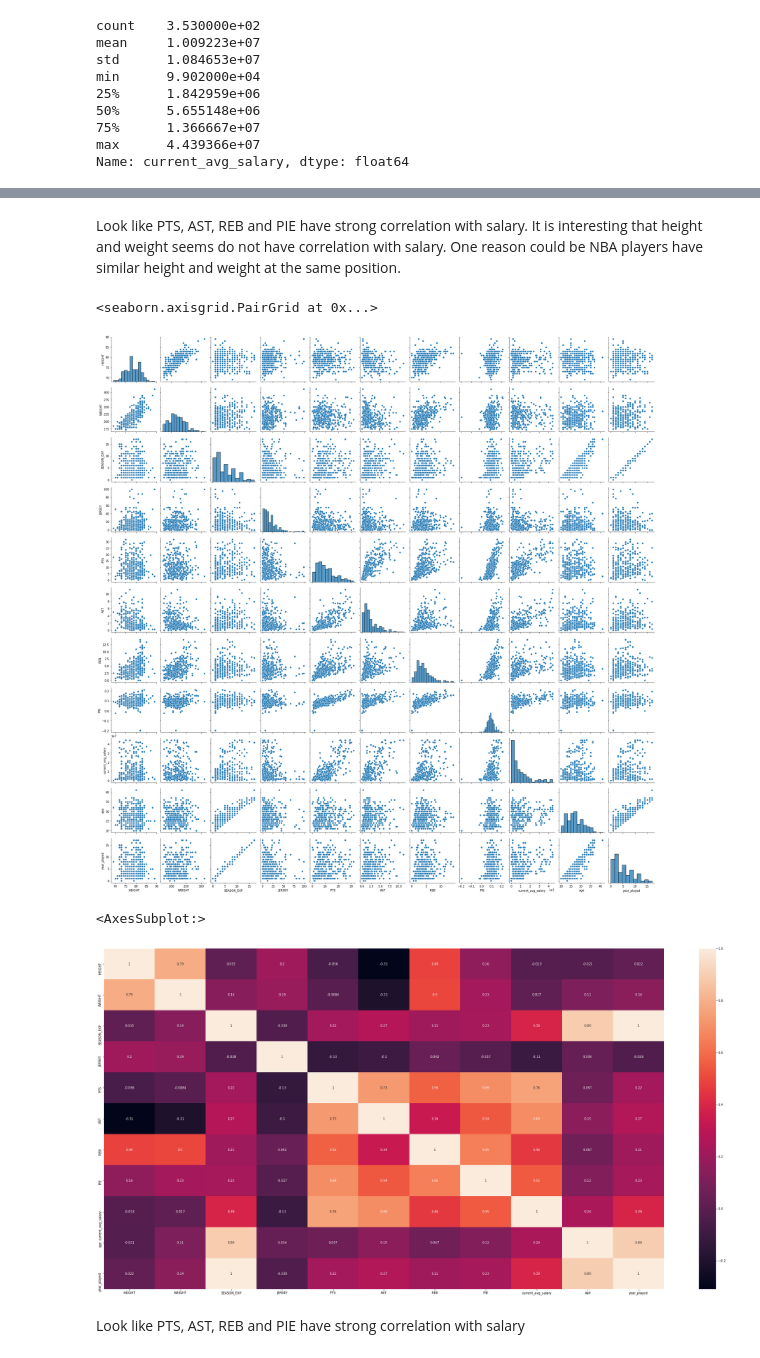
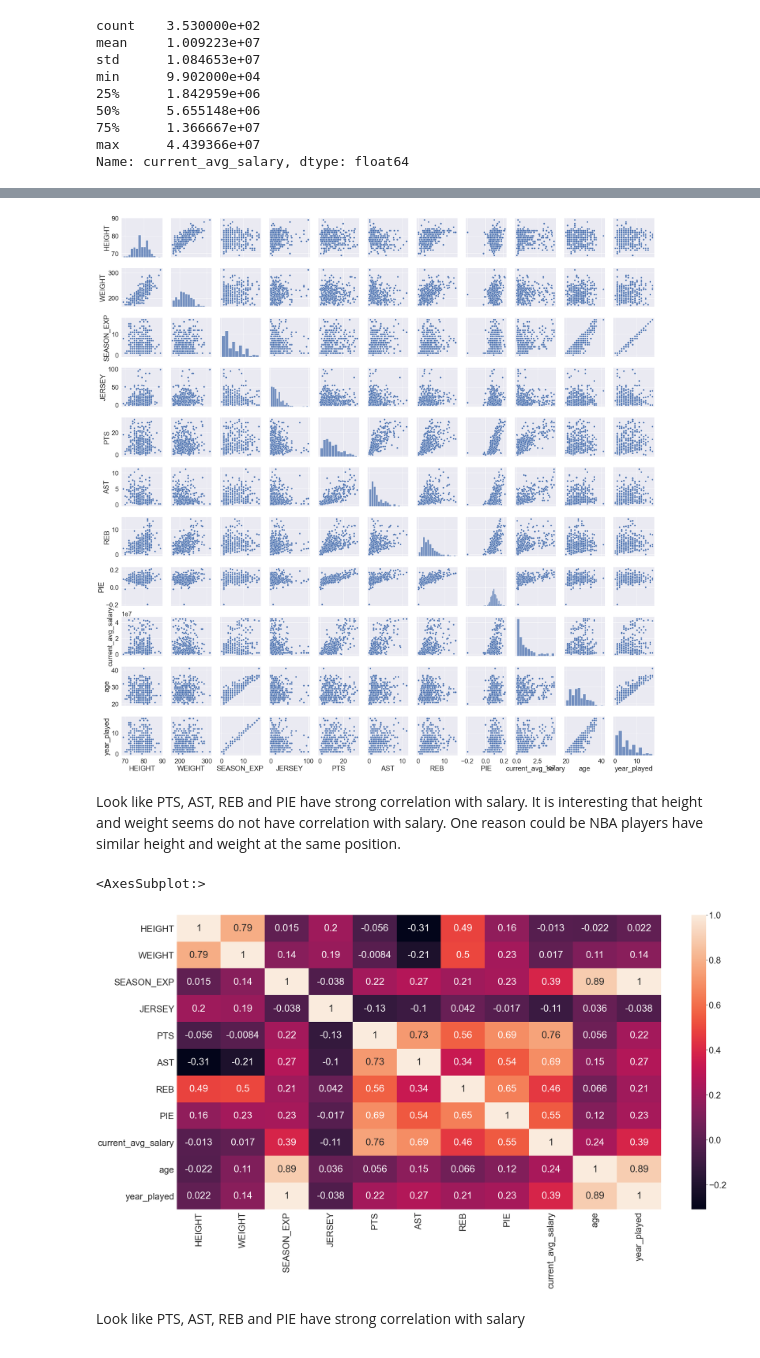
Before and after one commit to jinshuochen/Spring-Board-Capstone-Two, a Jupyter notebook: nba_player_salary/notebooks/03_exploratory_data_analysis.ipynb, the cells around one changed output, grey strips where cells are left out. Drawn from its saved outputs; the diff is of its cells as text; code cells hidden in the pictures.

Commit message:
Fit the font of the polts
Increase the text size, hide text when displaying plots.

```diff
--- a/nba_player_salary/notebooks/03_exploratory_data_analysis.ipynb
+++ b/nba_player_salary/notebooks/03_exploratory_data_analysis.ipynb
@@ -56,3 +49,0 @@ df.shape
-# %%
-#fill NAN value will the row above
-df = df.fillna(axis=0, method='ffill')
@@ -116,17 +71,20 @@ df.corr()
-# %% [markdown]
-Look like PTS, AST, REB and PIE have strong correlation with salary. It is interesting that height and weight seems do not have correlation with salary. One reason could be NBA players have similar height and weight at the same position.
 # %%
 # Make a pairplot of the data
-sns.pairplot(df)
+# color columns
+# increase the form
+sns.set(font_scale=2, color_codes = True)
+g = sns.pairplot(df)
 # %% [output]
-<seaborn.axisgrid.PairGrid at 0x...>
-[figure, old version]
+[figure, new version]
+# %% [markdown]
+Look like PTS, AST, REB and PIE have strong correlation with salary. It is interesting that height and weight seems do not have correlation with salary. One reason could be NBA players have similar height and weight at the same position.
 # %%
 # Make a heatmap of the data
+sns.set(font_scale=3)
 plt.figure(figsize=(40,20))
 sns.heatmap(df.corr(), annot=True)
 # %% [output]
 <AxesSubplot:>
-[figure, old version]
+[figure, new version]
 # %% [markdown]
 Look like PTS, AST, REB and PIE have strong correlation with salary
```
Also changed, not shown: parts of 25 cells of this notebook, 2 other files.
